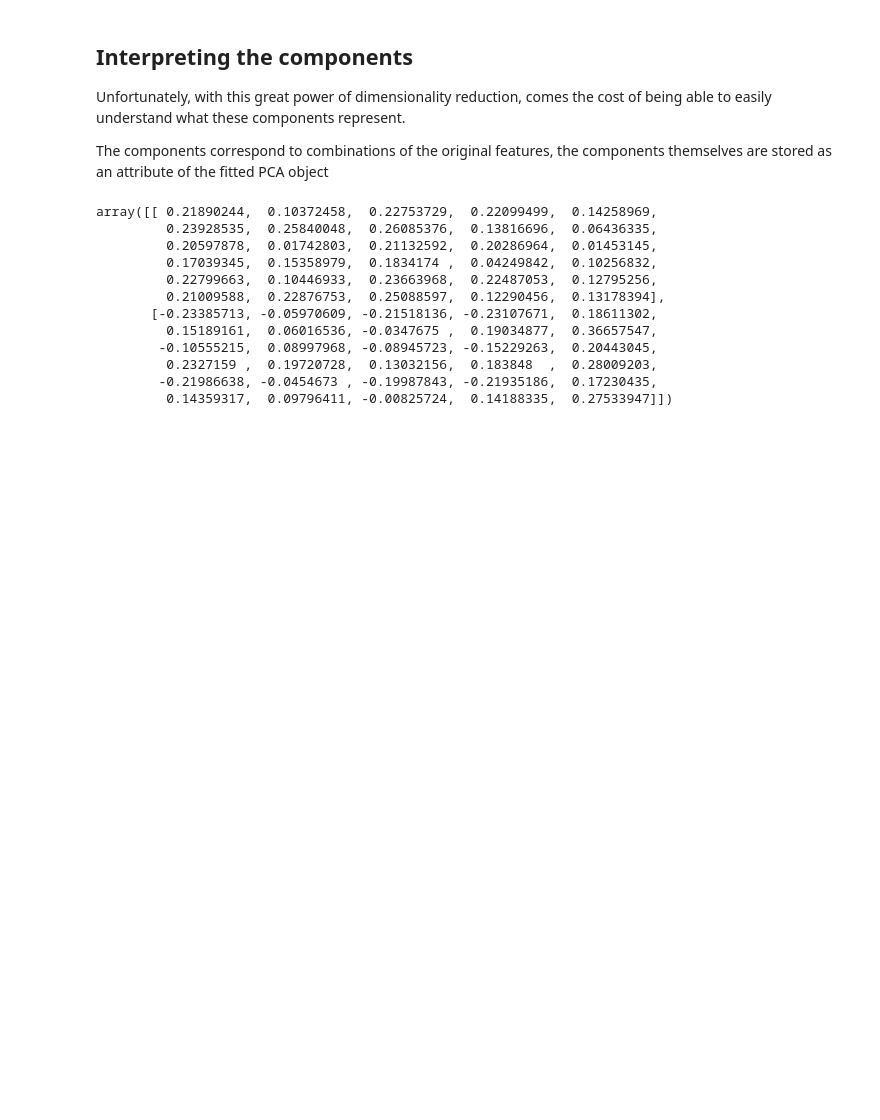
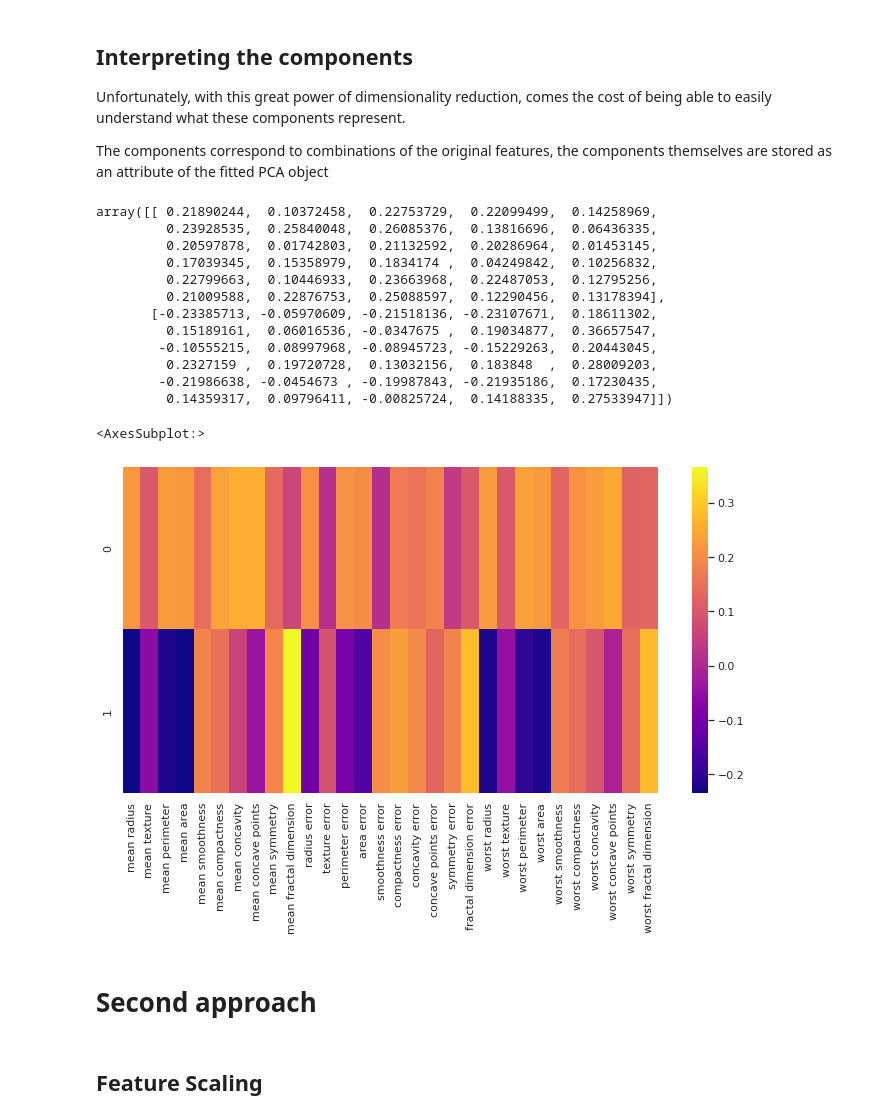
Before and after one commit to Foroozani/Machine-Learning, a Jupyter notebook: PCA/data_reduction.ipynb, the cells around one changed output. Drawn from its saved outputs; the diff is of its cells as text; code cells hidden in the pictures; blank space fills up the shorter version.

```diff
--- a/PCA/data_reduction.ipynb
+++ b/PCA/data_reduction.ipynb
@@ -119,3 +119,11 @@ array([[ 0.21890244,  0.10372458,  0.22753729,  0.22099499,  0.14258969,
          0.14359317,  0.09796411, -0.00825724,  0.14188335,  0.27533947]])
 # %%
 df_comp = pd.DataFrame(pca.components_,columns=cancer['feature_names'])
+# %%
+plt.figure(figsize=(12,6))
+sns.heatmap(df_comp,cmap='plasma',)
+# %% [output]
+<AxesSubplot:>
+[figure, added]
+# %% [markdown]
+# Second approach
@@ -121,0 +139,2 @@ df_comp = pd.DataFrame(pca.components_,columns=cancer['feature_names'])
+# %% [markdown]
+## Feature Scaling
```
Also changed, not shown: parts of 11 cells of this notebook.
